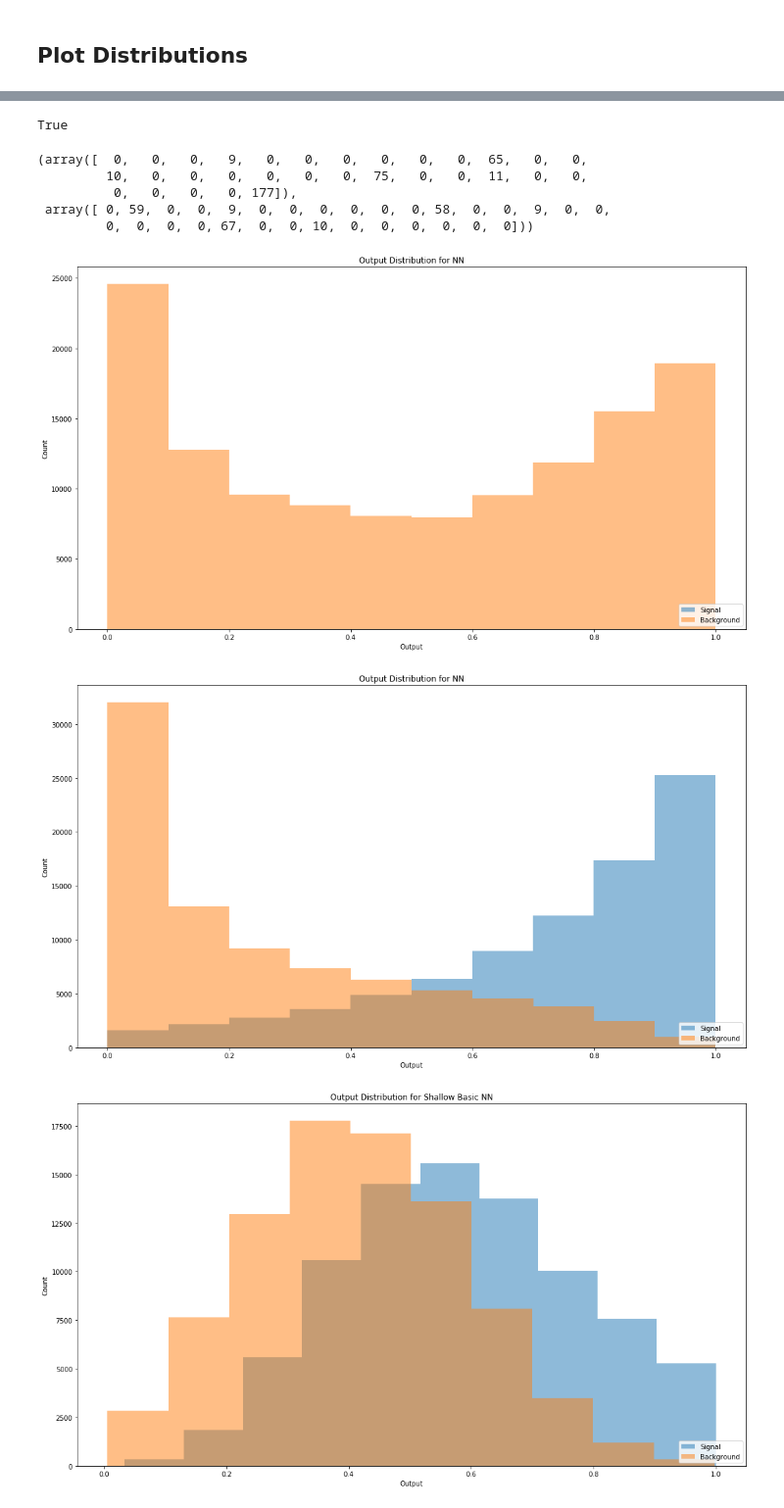
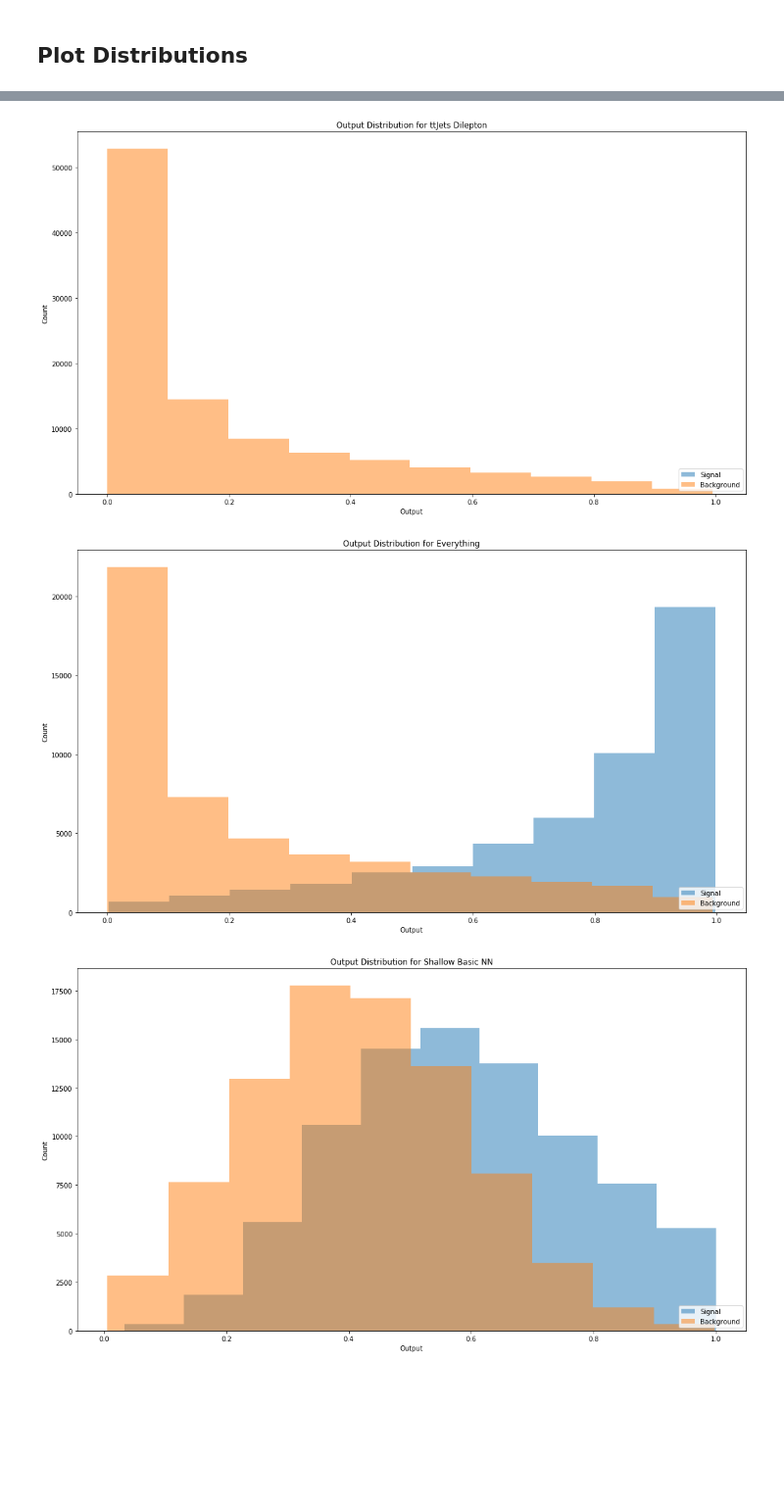
Before and after one commit to mdkdrnevich/DeepHadTopTagger, a Jupyter notebook: model_analysis.ipynb, the cells around one changed output, grey strips where cells are left out. Shown at 98% size. Drawn from its saved outputs; the diff is of its cells as text; code cells hidden in the pictures; blank space fills up the shorter version.

```diff
--- a/model_analysis.ipynb
+++ b/model_analysis.ipynb
@@ -65,9 +61,9 @@ with open("basic_bdt.pkl", 'rb') as f:
 # %%
 input_dim = bkgd_testset._tX.size()[1]
 
-net = DHTTNet(input_dim)
+net = DHTTNet(input_dim).eval()
 
-net.load_state_dict(th.load("neural_net.pth"))
+net.load_state_dict(th.load("all_net.pth"))
 # %% [markdown]
 ## Make Predictions/Discriminants
 # %%
@@ -195,16 +169,3 @@ testset._transform(testset[:5][0].numpy(), inverse=True).mean(0), bkgd_testset._
-# %%
-#bkgd_testset.load_scaler("data_standardizer_all.npz")
-"data_standardizer_all.npz".endswith(".npz")
-# %% [output]
-True
-# %%
-testset._remerge().mean(0).astype(int), bkgd_testset._remerge().mean(0).astype(int)
-# %% [output]
-(array([  0,   0,   0,   9,   0,   0,   0,   0,   0,   0,  65,   0,   0,
-         10,   0,   0,   0,   0,   0,   0,  75,   0,   0,  11,   0,   0,
-          0,   0,   0,   0, 177]),
- array([ 0, 59,  0,  0,  9,  0,  0,  0,  0,  0,  0, 58,  0,  0,  9,  0,  0,
-         0,  0,  0,  0, 67,  0,  0, 10,  0,  0,  0,  0,  0,  0]))
 # %%
 def plot_distro(experiments, title="NN"):
     fig, ax = plt.subplots()
@@ -220,15 +181,15 @@ def plot_distro(experiments, title="NN"):
 # %%
 plot_distro([{'discriminant': bkgd_discriminant.numpy(),
                     'targets': bkgd_testset[:][1].numpy(),
-                    'label': "All"}])
+                    'label': "All"}], title="ttJets Dilepton")
 # %% [output]
-[figure, old version]
+[figure, new version]
 # %%
-plot_distro([{'discriminant': discriminant,
-                    'targets': nn_testy.data.numpy(),
-                    'label': "All"}])
+plot_distro([{'discriminant': test_discriminant.numpy(),
+                    'targets': testset[:][1].numpy(),
+                    'label': "All"}], title="Everything")
 # %% [output]
-[figure, old version]
+[figure, new version]
 # %%
 plot_distro([{'discriminant': raw_discriminant,
               'targets': raw_nn_testy.data.numpy(),
```
Also changed, not shown: parts of 10 cells of this notebook, 1 other file.
